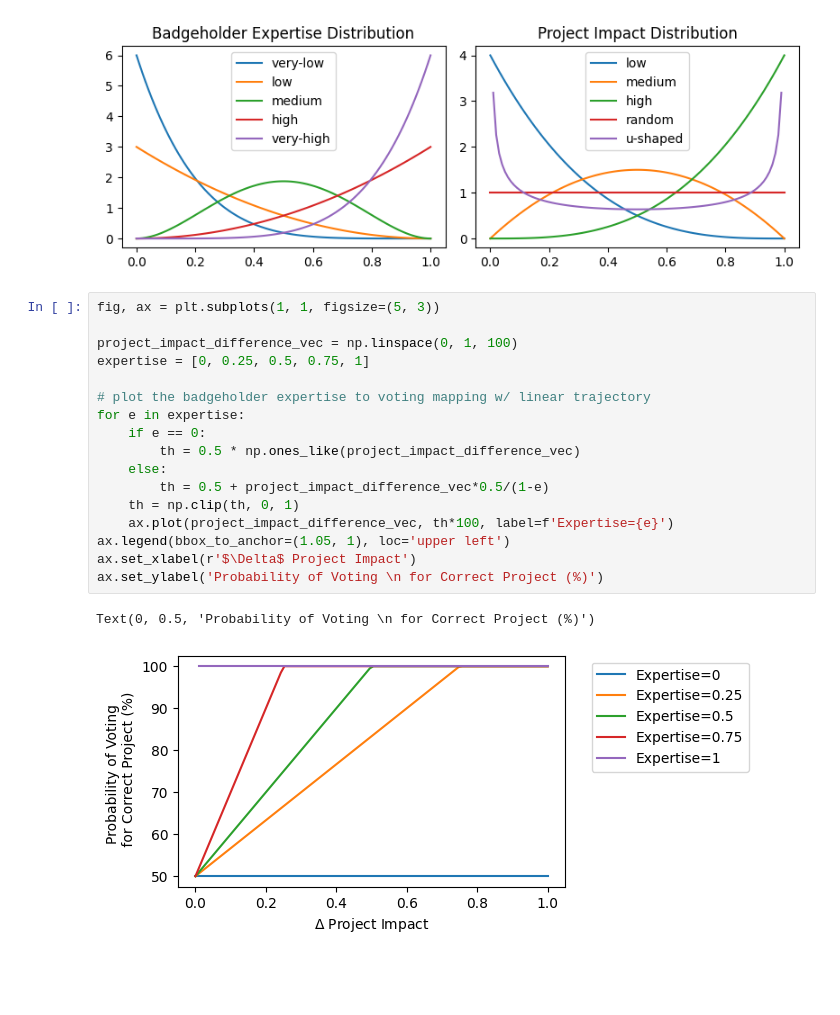
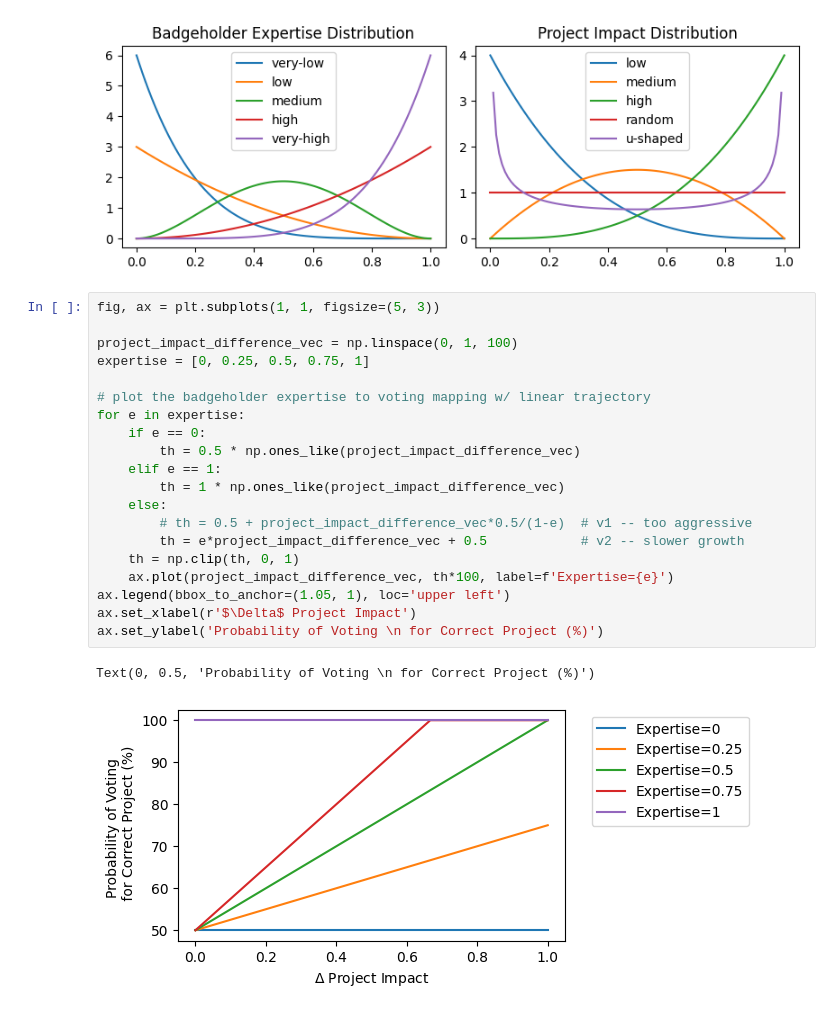
Before and after one commit to CELtd/voting_mechanism_design, a Jupyter notebook: notebooks/skewed_pairwise_mc.ipynb, the cells around one changed output. Drawn from its saved outputs; the diff is of its cells as text; blank space fills up the shorter version.

```diff
--- a/notebooks/skewed_pairwise_mc.ipynb
+++ b/notebooks/skewed_pairwise_mc.ipynb
@@ -96,23 +98,26 @@ plt.tight_layout()
 # %%
 fig, ax = plt.subplots(1, 1, figsize=(5, 3))
 
 project_impact_difference_vec = np.linspace(0, 1, 100)
 expertise = [0, 0.25, 0.5, 0.75, 1]
 
 # plot the badgeholder expertise to voting mapping w/ linear trajectory
 for e in expertise:
     if e == 0:
         th = 0.5 * np.ones_like(project_impact_difference_vec)
+    elif e == 1:
+        th = 1 * np.ones_like(project_impact_difference_vec)
     else:
-        th = 0.5 + project_impact_difference_vec*0.5/(1-e)
+        # th = 0.5 + project_impact_difference_vec*0.5/(1-e)  # v1 -- too aggressive
+        th = e*project_impact_difference_vec + 0.5            # v2 -- slower growth
     th = np.clip(th, 0, 1)
     ax.plot(project_impact_difference_vec, th*100, label=f'Expertise={e}')
 ax.legend(bbox_to_anchor=(1.05, 1), loc='upper left')
 ax.set_xlabel(r'$\Delta$ Project Impact')
 ax.set_ylabel('Probability of Voting \n for Correct Project (%)')
 # %% [output]
 Text(0, 0.5, 'Probability of Voting \n for Correct Project (%)')
-[figure, old version]
+[figure, new version]
 # %%
 # a metric used for comparing the inferred ranking to the actual ranking
 def min_swaps_to_sort(arr1, arr2):
```
Also changed, not shown: parts of 7 cells of this notebook, 6 other files.
